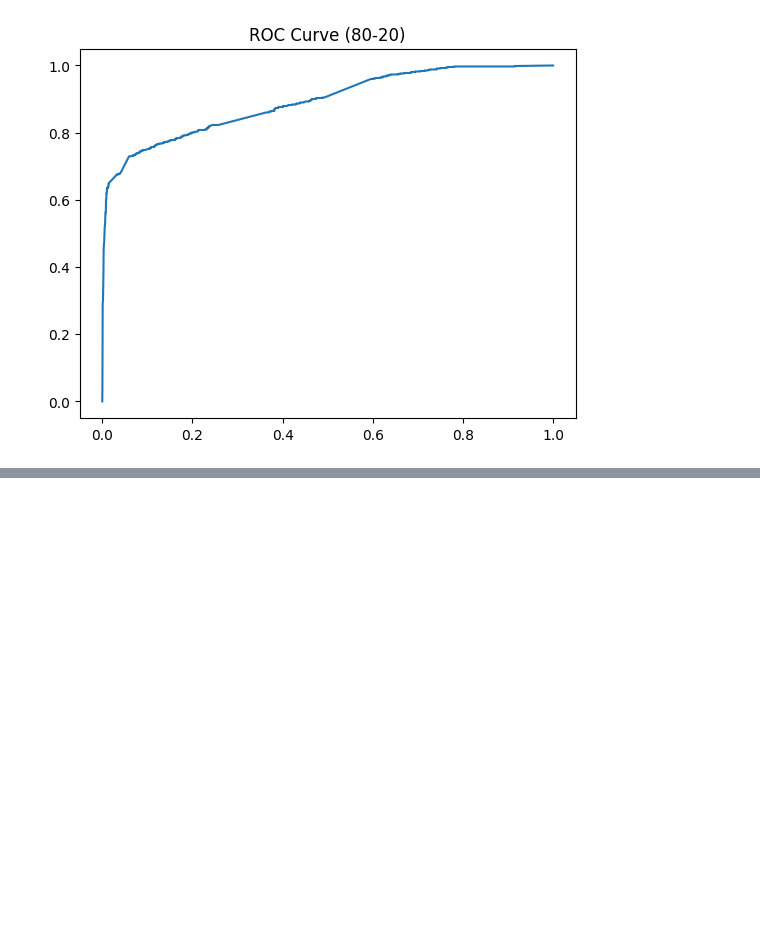
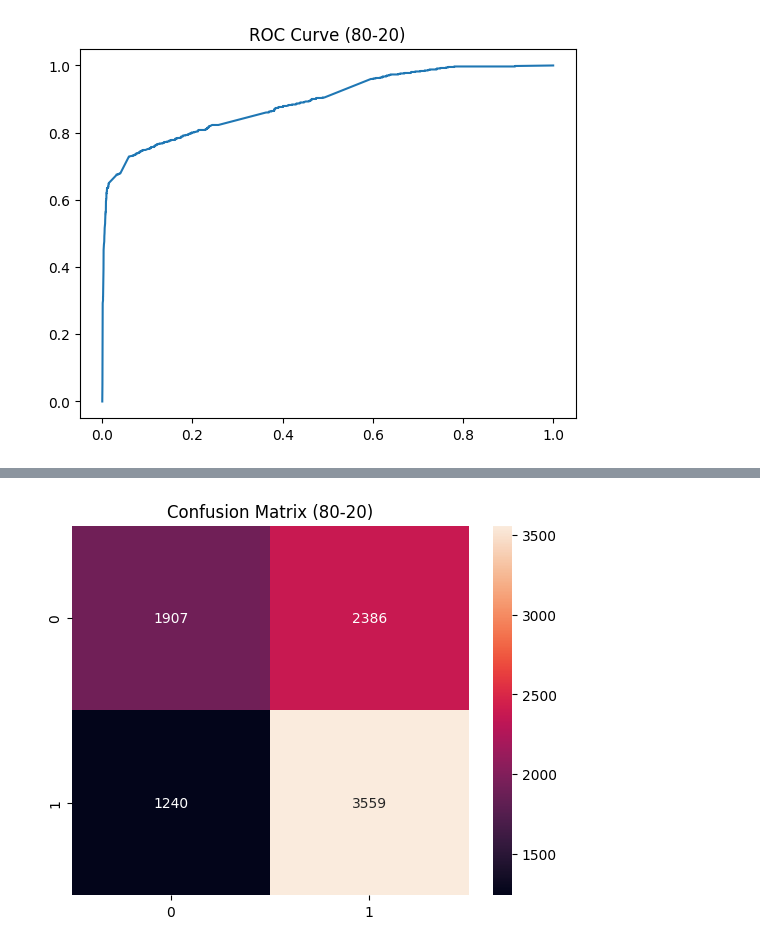
Before and after one commit to MehulShukla-git/Movie_Recommendation_System, a Jupyter notebook: DataPreprocessing.ipynb, the cells around one changed output, grey strips where cells are left out. Cells and saved outputs as stored; diff of their text form; code cells hidden in the pictures; blank space fills up the shorter version.

```diff
--- a/DataPreprocessing.ipynb
+++ b/DataPreprocessing.ipynb
@@ -1451,0 +1481,7 @@ plt.show()
+# %%
+df = df[['title','overview','genres','tagline','vote_average','popularity']]
+
+df = df.dropna(subset=['title'])
+
+df['overview'] = df['overview'].fillna('')
+df['tagline'] = df['tagline'].fillna('')
@@ -1451,0 +1586,21 @@ plt.show()
+# %%
+# Split
+X_train, X_test, y_train, y_test = train_test_split(
+    X, y, test_size=0.2, random_state=42
+)
+
+nb = MultinomialNB()
+nb.fit(X_train, y_train)
+
+y_pred = nb.predict(X_test)
+y_prob = nb.predict_proba(X_test)[:,1]
+
+acc = accuracy_score(y_test, y_pred)
+
+print("\n===== NAIVE BAYES (80-20) =====")
+print("Accuracy :", acc)
+print("Accuracy % :", acc * 100)
+print("Precision:", precision_score(y_test, y_pred))
+print("Recall   :", recall_score(y_test, y_pred))
+print("F1 Score :", f1_score(y_test, y_pred))
+print("ROC-AUC  :", roc_auc_score(y_test, y_prob))
@@ -1451,0 +1615,9 @@ plt.show()
+# %%
+# Confusion Matrix
+cm = confusion_matrix(y_test, y_pred)
+plt.figure()
+sns.heatmap(cm, annot=True, fmt='d')
+plt.title("Confusion Matrix (80-20)")
+plt.show()
+# %% [output]
+[figure, added]
```
Also changed, not shown: parts of 12 cells of this notebook.
